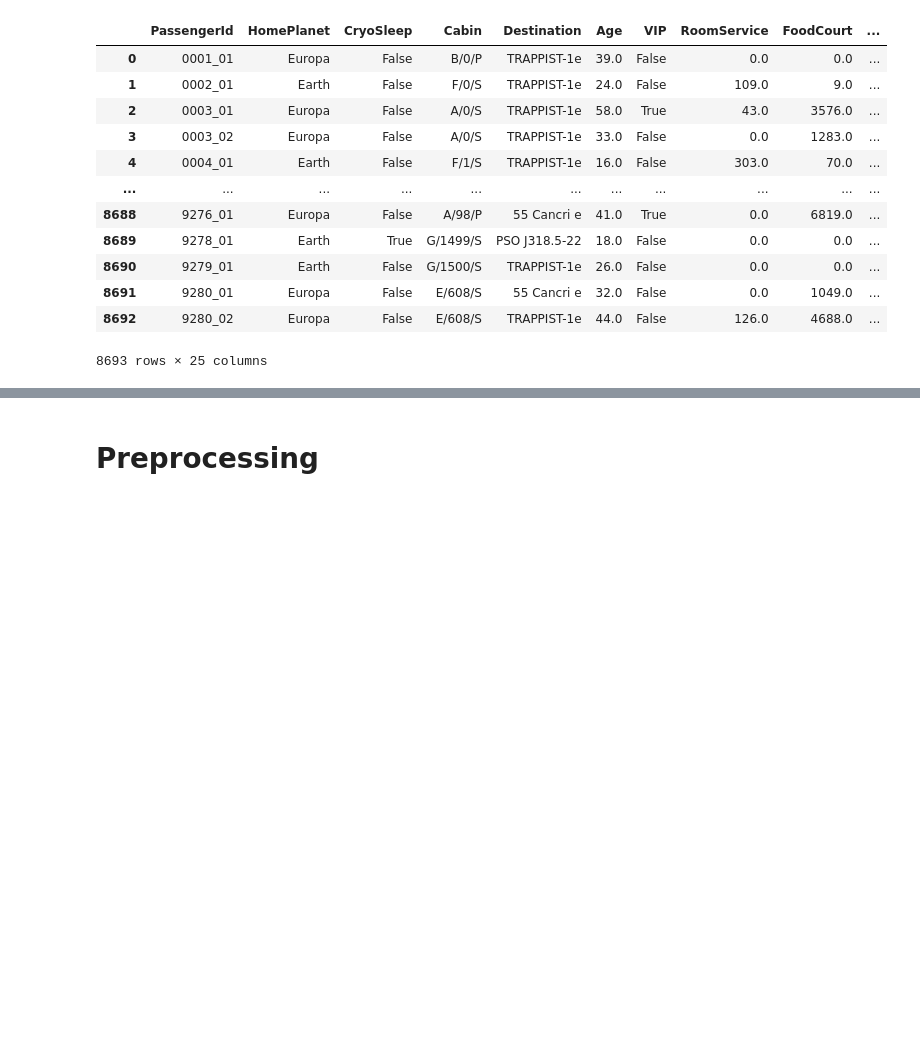
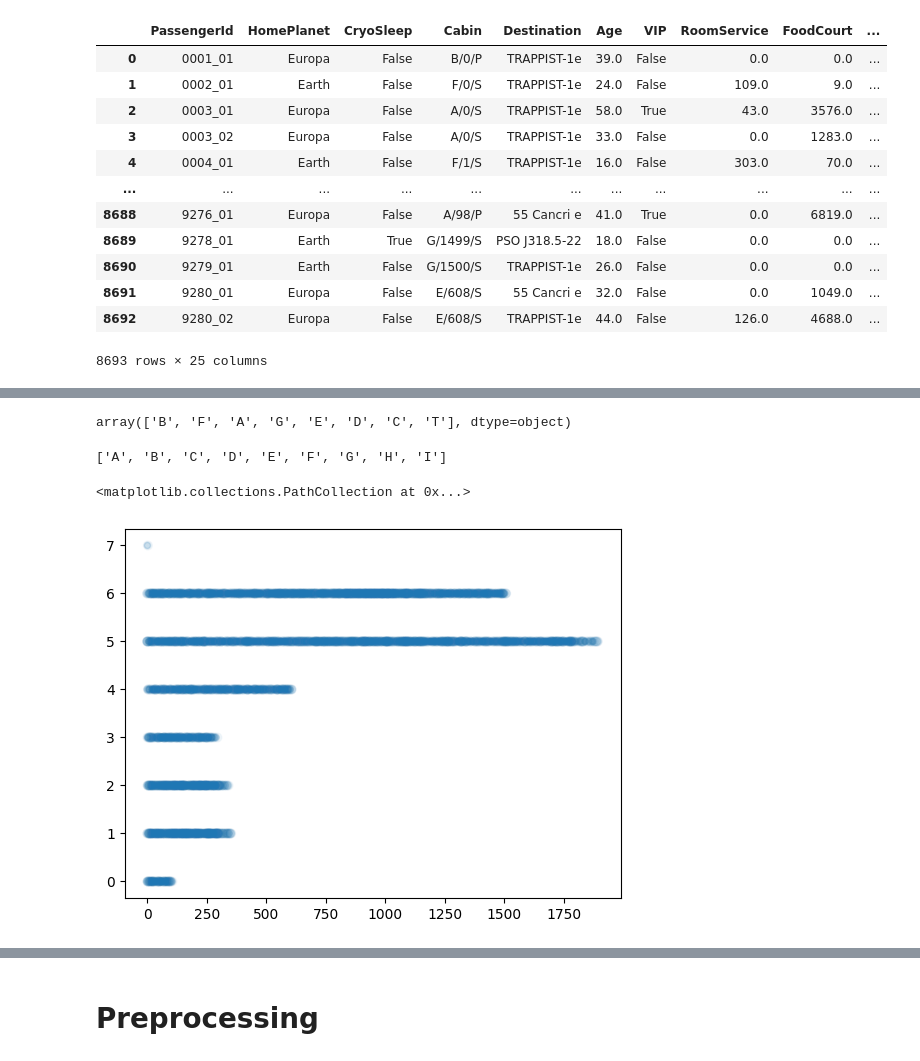
Before and after one commit to pj0620/spaceship-titanic-kaggle, a Jupyter notebook: spaceship-titanic.ipynb, the cells around one changed output, grey strips where cells are left out. Cells and saved outputs as stored; diff of their text form; code cells hidden in the pictures; blank space fills up the shorter version.

```diff
--- a/spaceship-titanic.ipynb
+++ b/spaceship-titanic.ipynb
@@ -296,0 +326,30 @@ data_raw_all_psg_cnt_3
+# %%
+room_survive['c0'].unique()
+# %% [output]
+array(['B', 'F', 'A', 'G', 'E', 'D', 'C', 'T'], dtype=object)
+# %%
+[chr(c) for c in range(ord('A'), ord('G')+1)] + ['T']
+# %% [output]
+['A', 'B', 'C', 'D', 'E', 'F', 'G', 'H', 'I']
+# %%
+from sklearn.preprocessing import OrdinalEncoder
+
+room_survive = data_raw_all_psg_cnt_3[['c0','c1','c2','Transported']]
+room_survive = room_survive.dropna()
+
+c0s = [chr(c) for c in range(ord('A'), ord('G')+1)] + ['T']
+c2s = ['P', 'S']
+
+encoder = OrdinalEncoder()
+room_survive['c0f'] = room_survive['c0'].apply(lambda x: c0s.index(x))
+room_survive['c1f'] = room_survive['c1'].astype(np.int64)
+room_survive['c2f'] = room_survive['c2'].apply(lambda x: c2s.index(x))
+room_survive['y'] = room_survive['Transported'].astype(np.int64)
+
+stats = room_survive[['c0f', 'c1f', 'c2f', 'y']].groupby(['c0f', 'c1f', 'c2f']).mean()
+stats = stats.reset_index()
+
+plt.scatter(stats['c1f'], stats['c0f'], alpha=0.05, s=(stats['y']+1)*20)
+# %% [output]
+<matplotlib.collections.PathCollection at 0x...>
+[figure, added]
```
Also changed, not shown: parts of 28 cells of this notebook, 4 other files.
